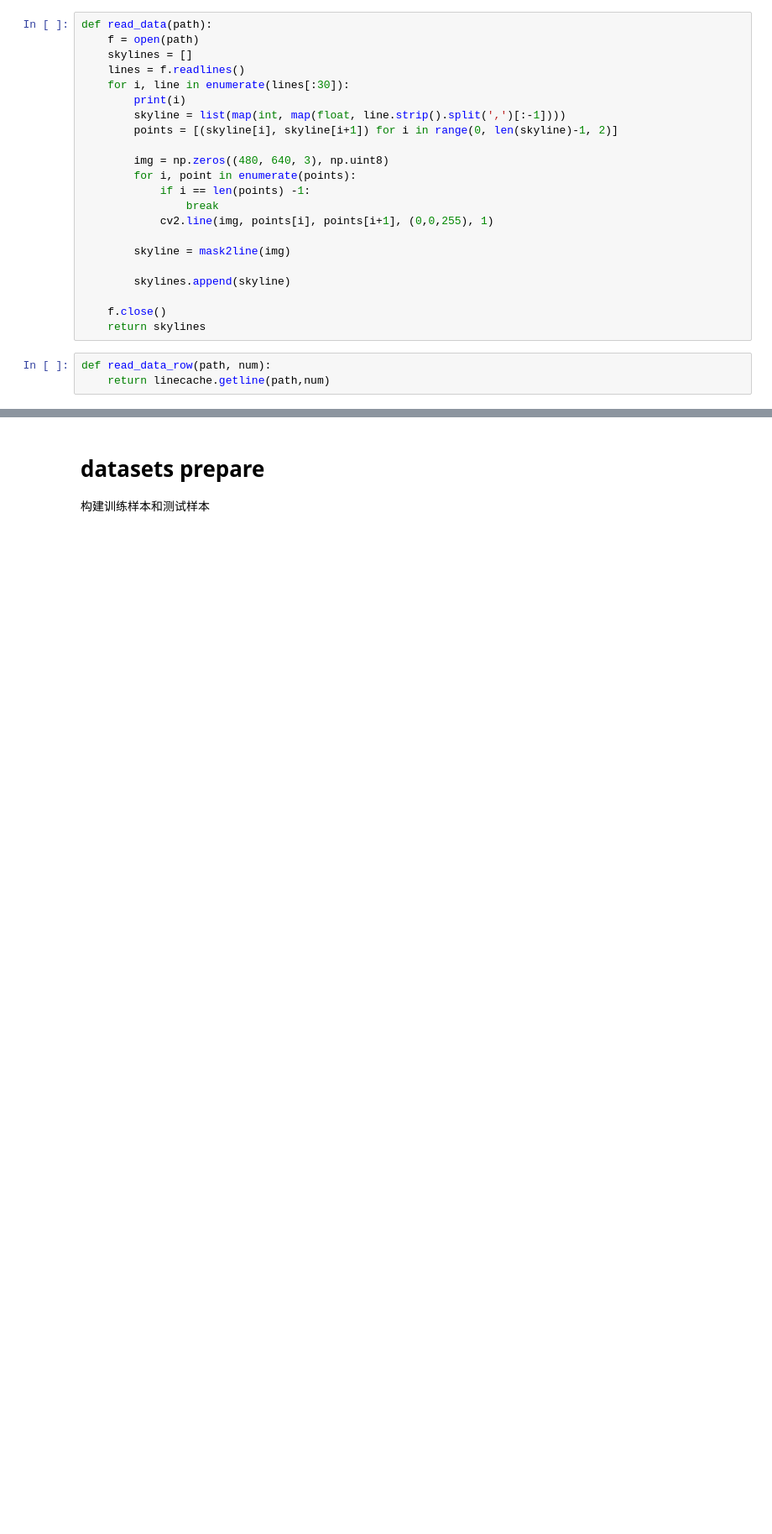
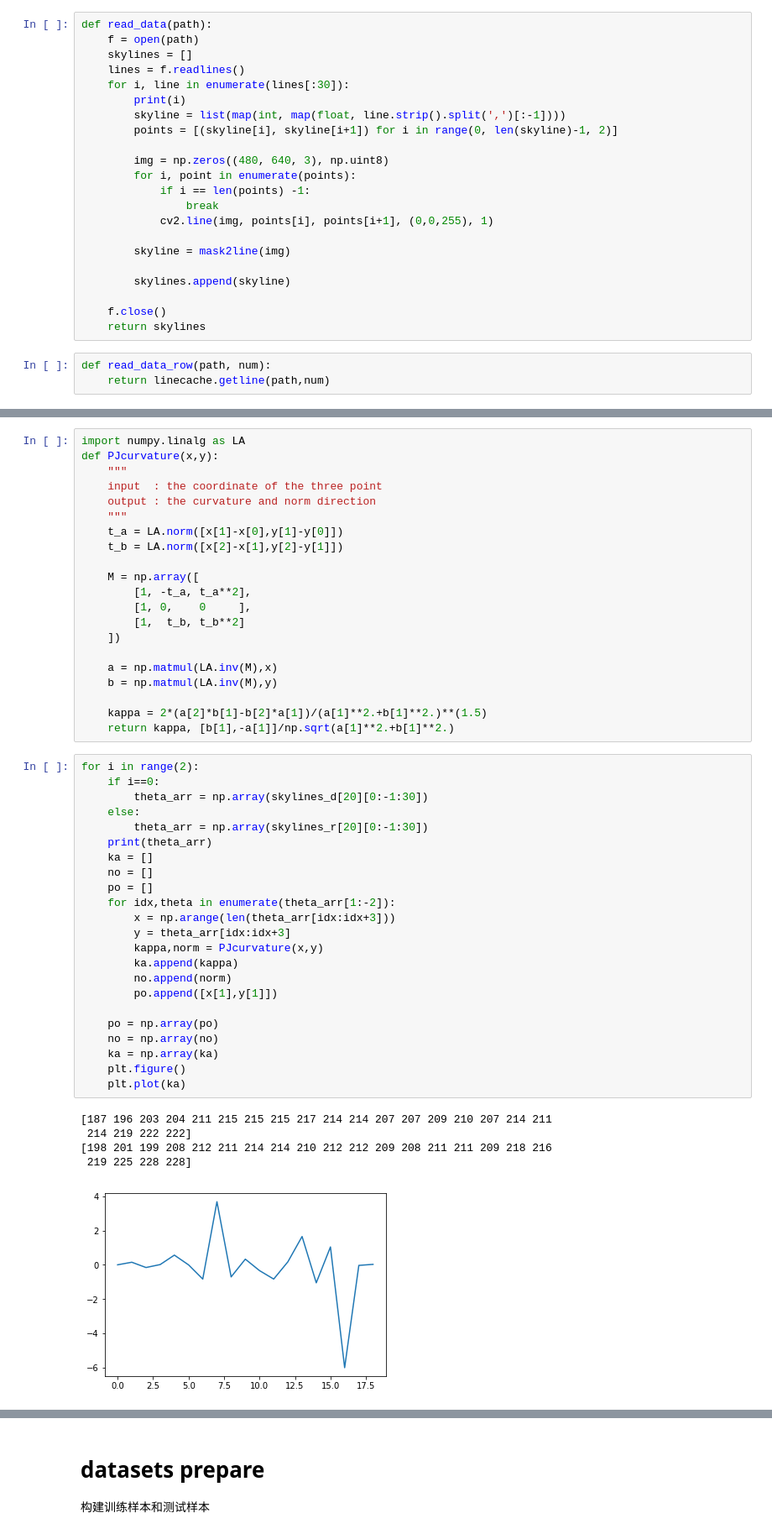
Before and after one commit to Peterisfar/Skyline-Similarity-with-Siamese-Networks-in-Pytorch, a Jupyter notebook: notebook/datasets_prepare.ipynb, the cells around one changed output, grey strips where cells are left out. Shown: that part at 84% size. Cells and saved outputs as stored; diff of their text form; blank space fills up the shorter version.

```diff
--- a/notebook/datasets_prepare.ipynb
+++ b/notebook/datasets_prepare.ipynb
@@ -90,0 +91,50 @@ plt.ylim(0,480)
+# %%
+import numpy.linalg as LA
+def PJcurvature(x,y):
+    """
+    input  : the coordinate of the three point
+    output : the curvature and norm direction
+    """
+    t_a = LA.norm([x[1]-x[0],y[1]-y[0]])
+    t_b = LA.norm([x[2]-x[1],y[2]-y[1]])
+
+    M = np.array([
+        [1, -t_a, t_a**2],
+        [1, 0,    0     ],
+        [1,  t_b, t_b**2]
+    ])
+
+    a = np.matmul(LA.inv(M),x)
+    b = np.matmul(LA.inv(M),y)
+
+    kappa = 2*(a[2]*b[1]-b[2]*a[1])/(a[1]**2.+b[1]**2.)**(1.5)
+    return kappa, [b[1],-a[1]]/np.sqrt(a[1]**2.+b[1]**2.)
+# %%
+for i in range(2):
+    if i==0:
+        theta_arr = np.array(skylines_d[20][0:-1:30])
+    else:
+        theta_arr = np.array(skylines_r[20][0:-1:30])
+    print(theta_arr)
+    ka = []
+    no = []
+    po = []
+    for idx,theta in enumerate(theta_arr[1:-2]):
+        x = np.arange(len(theta_arr[idx:idx+3]))
+        y = theta_arr[idx:idx+3]
+        kappa,norm = PJcurvature(x,y)
+        ka.append(kappa)
+        no.append(norm)
+        po.append([x[1],y[1]])
+
+    po = np.array(po)
+    no = np.array(no)
+    ka = np.array(ka)
+    plt.figure()
+    plt.plot(ka)
+# %% [output]
+[187 196 203 204 211 215 215 215 217 214 214 207 207 209 210 207 214 211
+ 214 219 222 222]
+[198 201 199 208 212 211 214 214 210 212 212 209 208 211 211 209 218 216
+ 219 225 228 228]
+[figure, added]
```
Also changed, not shown: parts of 8 cells of this notebook.
